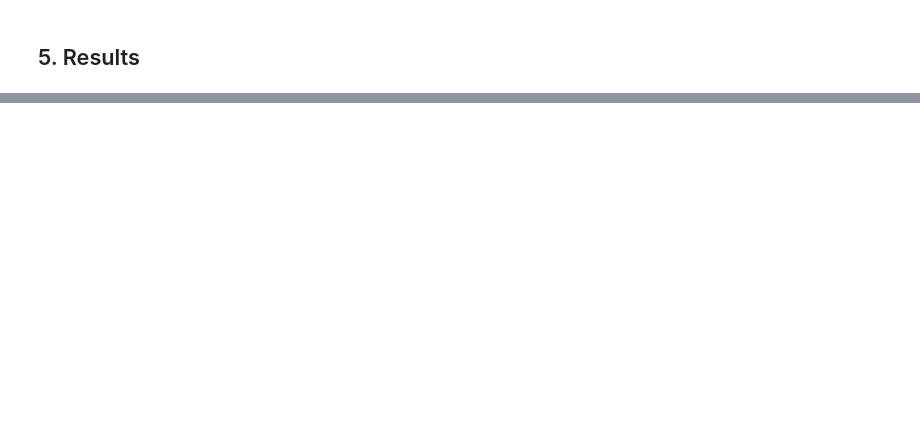
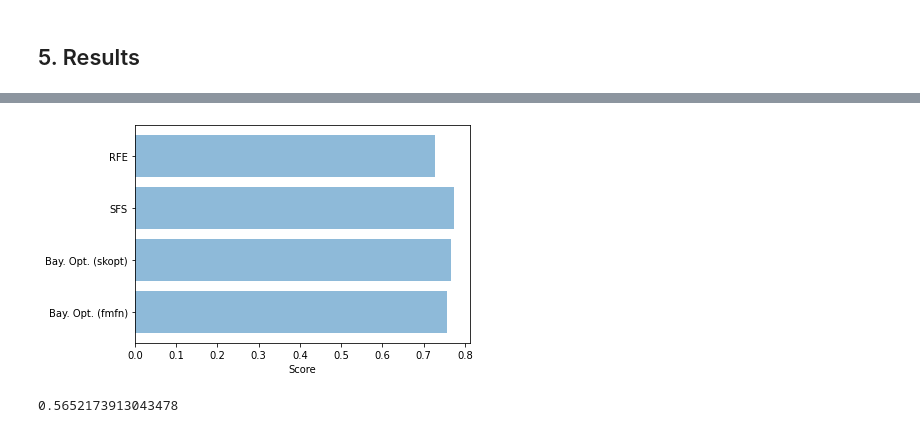
Before and after one commit to patrickehrler/meta-modelling-feature-selection, a Jupyter notebook: bayesian-optimization.ipynb, the cells around one changed output, grey strips where cells are left out. Drawn from its saved outputs; the diff is of its cells as text; code cells hidden in the pictures; blank space fills up the shorter version.

```diff
--- a/bayesian-optimization.ipynb
+++ b/bayesian-optimization.ipynb
@@ -215,0 +240,6 @@ plt.show()
+# %%
+filtered_X = X[X.columns[X.columns.isin(res_sfs)]]
+model = LinearRegression().fit(filtered_X, y)
+score_sfs = model.score(filtered_X, y) # coefficient of determination
+
+score_sfs
@@ -215,0 +285,6 @@ plt.show()
+# %%
+filtered_X = X[X.columns[X.columns.isin(res_rfe)]]
+model = LinearRegression().fit(filtered_X, y)
+score_rfe = model.score(filtered_X, y) # coefficient of determination
+
+score_rfe
@@ -248,0 +380,19 @@ res_skopt
+# %%
+# bar chart of accuracy
+
+objects = ('Bay. Opt. (fmfn)', 'Bay. Opt. (skopt)', 'SFS', 'RFE')
+y_pos = np.arange(len(objects))
+performance = [score_fmfn, score_skopt, score_sfs, score_rfe]
+
+plt.barh(y_pos, performance, align='center', alpha=0.5)
+plt.yticks(y_pos, objects)
+plt.xlabel('Score')
+
+plt.savefig('score_comparison.png', dpi=300, bbox_inches='tight')
+plt.show()
+# %% [output]
+[figure, added]
+# %%
+len(set(res_sfs).intersection(set(res_skopt))) / len(set(res_sfs).union(set(res_skopt)))
+# %% [output]
+0.5652173913043478
```
Also changed, not shown: parts of 31 cells of this notebook, 1 other file.
